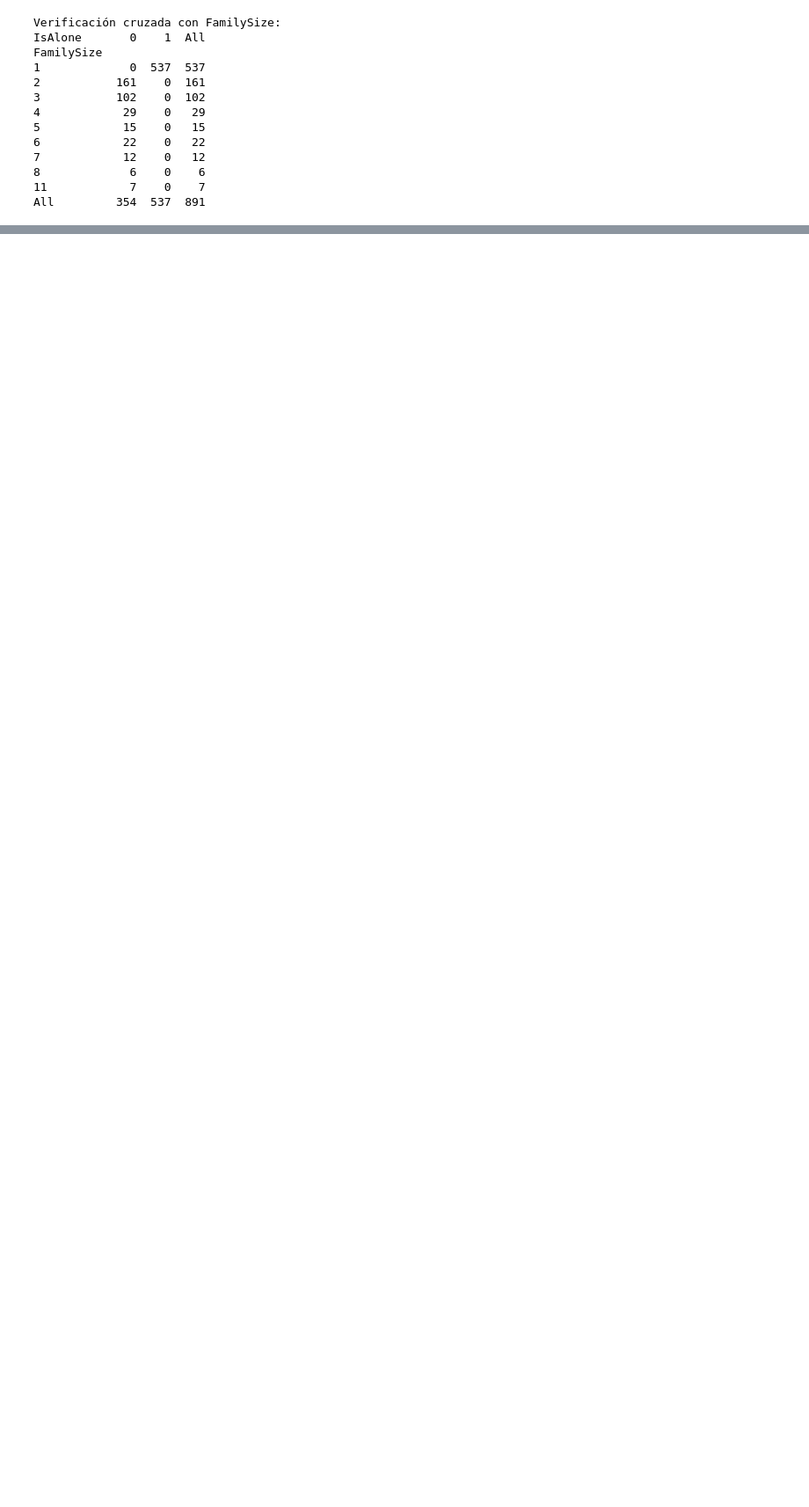
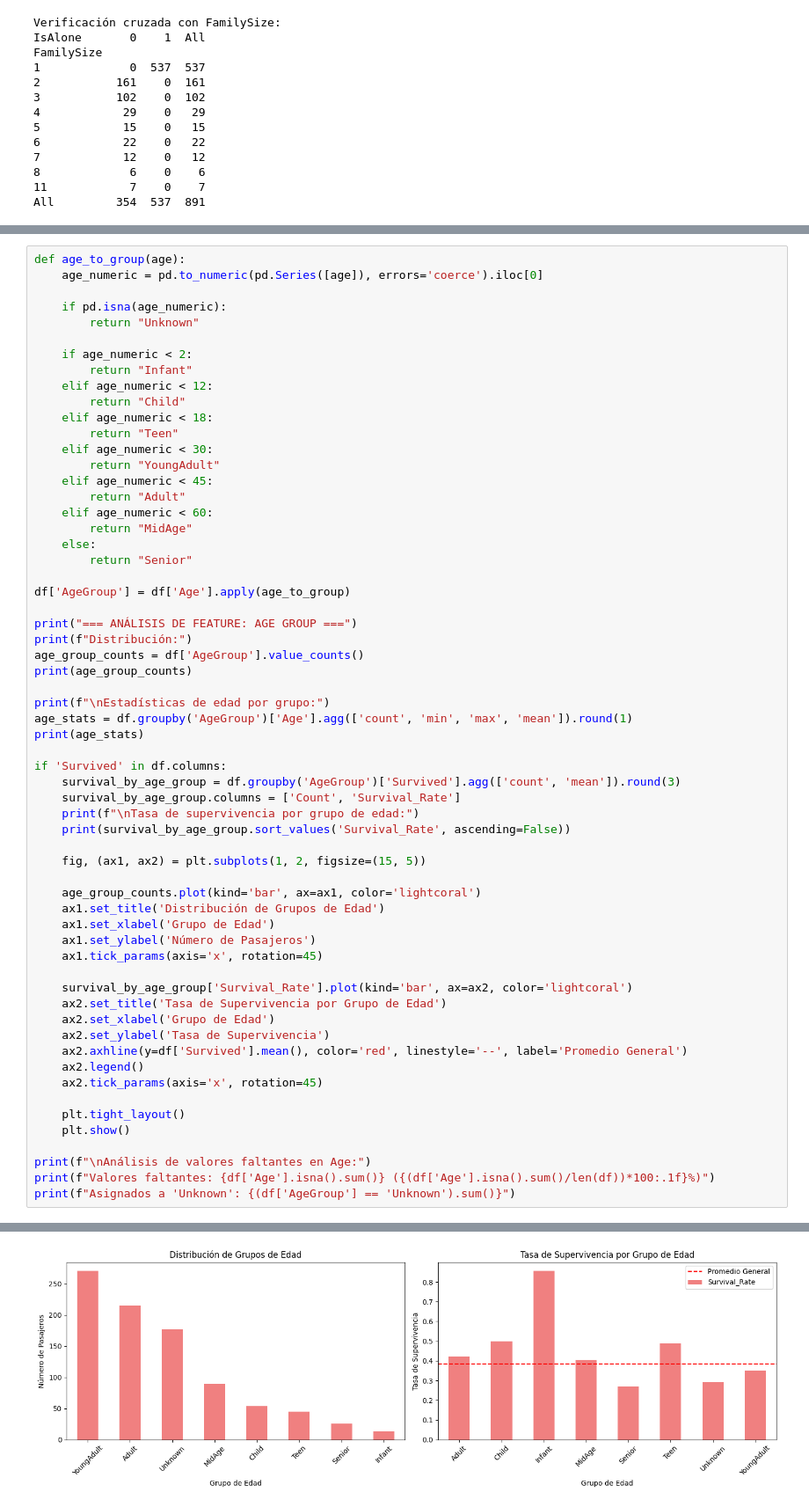
Before and after one commit to santiagosauma/ConcentracionAI, a Jupyter notebook: Entrega2/notebooks/02_feature_engineering.ipynb, the cells around one changed output, grey strips where cells are left out. Shown at 88% size. Cells and saved outputs as stored; diff of their text form; blank space fills up the shorter version.

```diff
--- a/Entrega2/notebooks/02_feature_engineering.ipynb
+++ b/Entrega2/notebooks/02_feature_engineering.ipynb
@@ -254,0 +258,62 @@ All         354  537  891
+# %%
+def age_to_group(age):
+    age_numeric = pd.to_numeric(pd.Series([age]), errors='coerce').iloc[0]
+
+    if pd.isna(age_numeric):
+        return "Unknown"
+
+    if age_numeric < 2:
+        return "Infant"
+    elif age_numeric < 12:
+        return "Child"
+    elif age_numeric < 18:
+        return "Teen"
+    elif age_numeric < 30:
+        return "YoungAdult"
+    elif age_numeric < 45:
+        return "Adult"
+    elif age_numeric < 60:
+        return "MidAge"
+    else:
+        return "Senior"
+
+df['AgeGroup'] = df['Age'].apply(age_to_group)
+
+print("=== ANÁLISIS DE FEATURE: AGE GROUP ===")
+print(f"Distribución:")
+age_group_counts = df['AgeGroup'].value_counts()
+print(age_group_counts)
+
+print(f"\nEstadísticas de edad por grupo:")
+age_stats = df.groupby('AgeGroup')['Age'].agg(['count', 'min', 'max', 'mean']).round(1)
+print(age_stats)
+
+if 'Survived' in df.columns:
+    survival_by_age_group = df.groupby('AgeGroup')['Survived'].agg(['count', 'mean']).round(3)
+    survival_by_age_group.columns = ['Count', 'Survival_Rate']
+    print(f"\nTasa de supervivencia por grupo de edad:")
+    print(survival_by_age_group.sort_values('Survival_Rate', ascending=False))
+
+    fig, (ax1, ax2) = plt.subplots(1, 2, figsize=(15, 5))
+
+    age_group_counts.plot(kind='bar', ax=ax1, color='lightcoral')
+    ax1.set_title('Distribución de Grupos de Edad')
+    ax1.set_xlabel('Grupo de Edad')
+    ax1.set_ylabel('Número de Pasajeros')
+    ax1.tick_params(axis='x', rotation=45)
+
+    survival_by_age_group['Survival_Rate'].plot(kind='bar', ax=ax2, color='lightcoral')
+    ax2.set_title('Tasa de Supervivencia por Grupo de Edad')
+    ax2.set_xlabel('Grupo de Edad')
+    ax2.set_ylabel('Tasa de Supervivencia')
+    ax2.axhline(y=df['Survived'].mean(), color='red', linestyle='--', label='Promedio General')
+    ax2.legend()
+    ax2.tick_params(axis='x', rotation=45)
+
+    plt.tight_layout()
+    plt.show()
+
+print(f"\nAnálisis de valores faltantes en Age:")
+print(f"Valores faltantes: {df['Age'].isna().sum()} ({(df['Age'].isna().sum()/len(df))*100:.1f}%)")
+print(f"Asignados a 'Unknown': {(df['AgeGroup'] == 'Unknown').sum()}")
+# %% [output]
@@ -254,0 +337 @@ All         354  537  891
+[figure, added]
```
Also changed, not shown: parts of 5 cells of this notebook.
